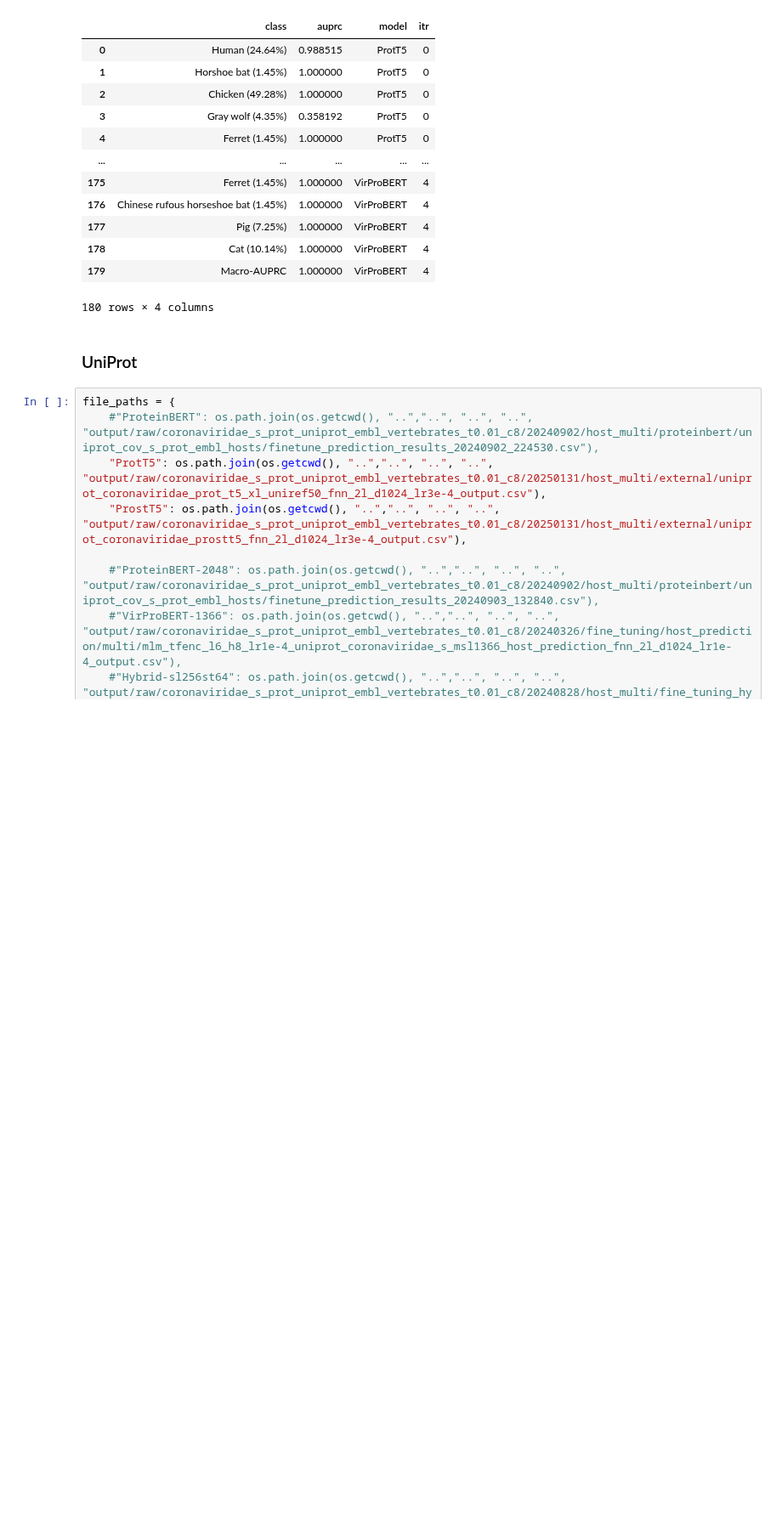
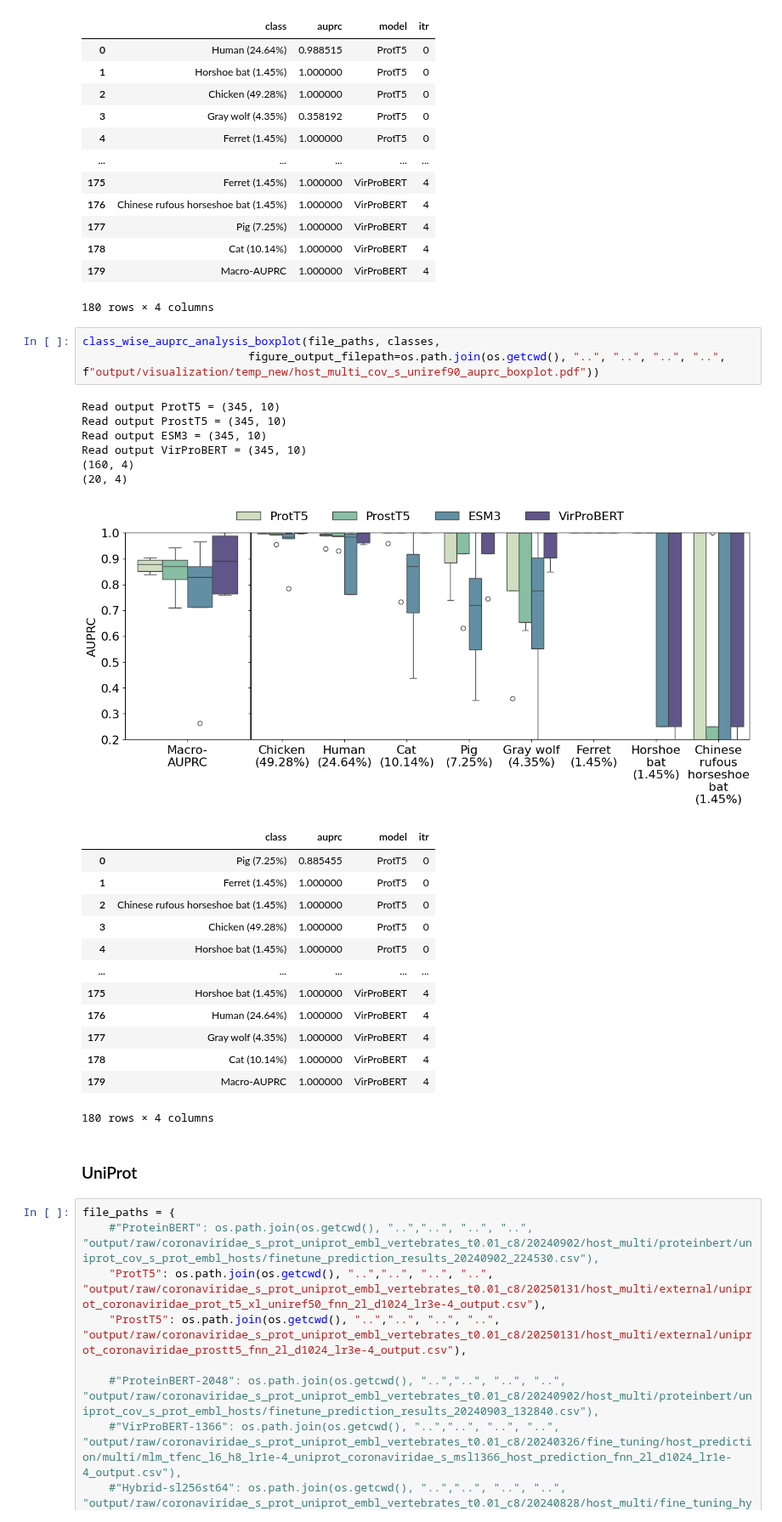
Before and after one commit to NSF-COMPASS-Center/HAVEN, a Jupyter notebook: src/jupyter_notebooks/results-analysis/coronaviridae/coronaviridae_s_prot_uniprot_and_uniref90_embl_auprc_analysis.ipynb, the cells around one changed output. Shown at 85% size. Saved outputs shown, nothing was run; the diff lists cells and outputs as text; blank space fills up the shorter version.

```diff
--- a/src/jupyter_notebooks/results-analysis/coronaviridae/coronaviridae_s_prot_uniprot_and_uniref90_embl_auprc_analysis.ipynb
+++ b/src/jupyter_notebooks/results-analysis/coronaviridae/coronaviridae_s_prot_uniprot_and_uniref90_embl_auprc_analysis.ipynb
@@ -171,6 +241,30 @@ Read output VirProBERT = (345, 10)
 | 178 | Cat (10.14%) | 1.000000 | VirProBERT | 4 |
 | 179 | Macro-AUPRC | 1.000000 | VirProBERT | 4 |
 180 rows × 4 columns
+# %%
+class_wise_auprc_analysis_boxplot(file_paths, classes,
+                         figure_output_filepath=os.path.join(os.getcwd(), "..", "..", "..", "..", f"output/visualization/temp_new/host_multi_cov_s_uniref90_auprc_boxplot.pdf"))
+# %% [output]
+Read output ProtT5 = (345, 10)
+Read output ProstT5 = (345, 10)
+Read output ESM3 = (345, 10)
+Read output VirProBERT = (345, 10)
+(160, 4)
+(20, 4)
+[figure, added]
+|  | class | auprc | model | itr |
+| 0 | Pig (7.25%) | 0.885455 | ProtT5 | 0 |
+| 1 | Ferret (1.45%) | 1.000000 | ProtT5 | 0 |
+| 2 | Chinese rufous horseshoe bat (1.45%) | 1.000000 | ProtT5 | 0 |
+| 3 | Chicken (49.28%) | 1.000000 | ProtT5 | 0 |
+| 4 | Horshoe bat (1.45%) | 1.000000 | ProtT5 | 0 |
+| ... | ... | ... | ... | ... |
+| 175 | Horshoe bat (1.45%) | 1.000000 | VirProBERT | 4 |
+| 176 | Human (24.64%) | 1.000000 | VirProBERT | 4 |
+| 177 | Gray wolf (4.35%) | 1.000000 | VirProBERT | 4 |
+| 178 | Cat (10.14%) | 1.000000 | VirProBERT | 4 |
+| 179 | Macro-AUPRC | 1.000000 | VirProBERT | 4 |
+180 rows × 4 columns
 # %% [markdown]
 
 ### UniProt
```
Also changed, not shown: parts of 1 cell of this notebook.
